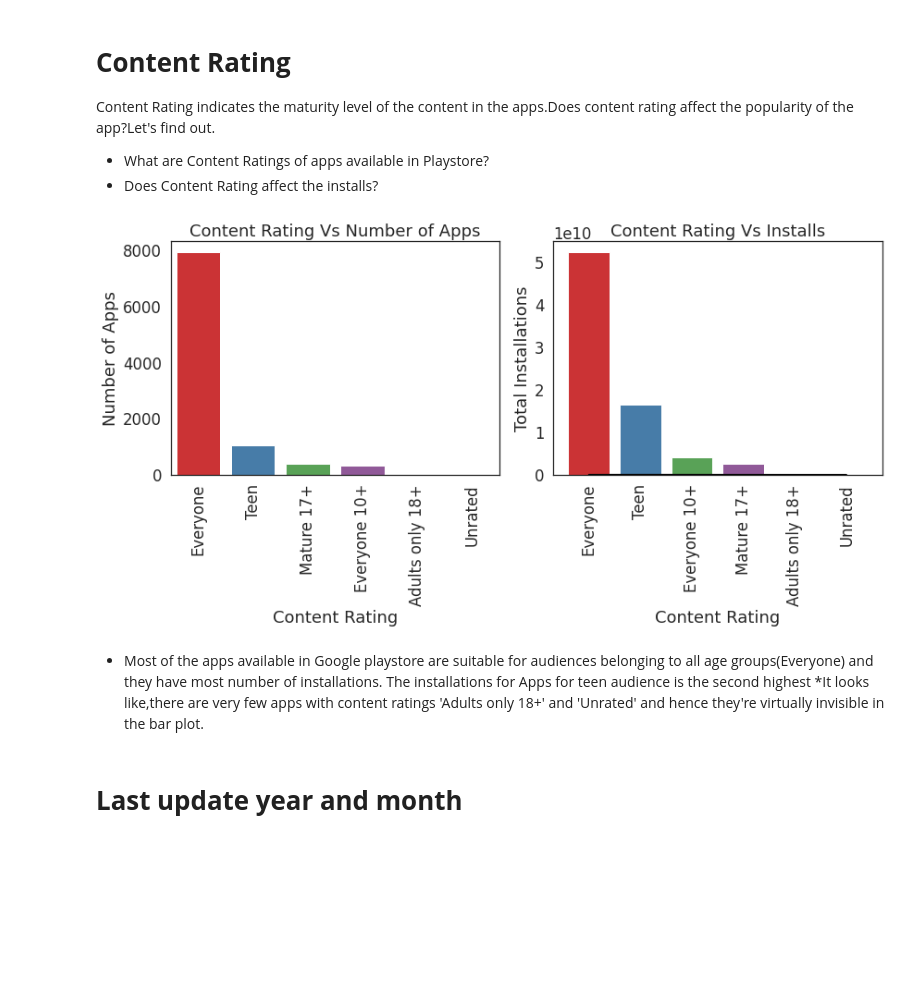
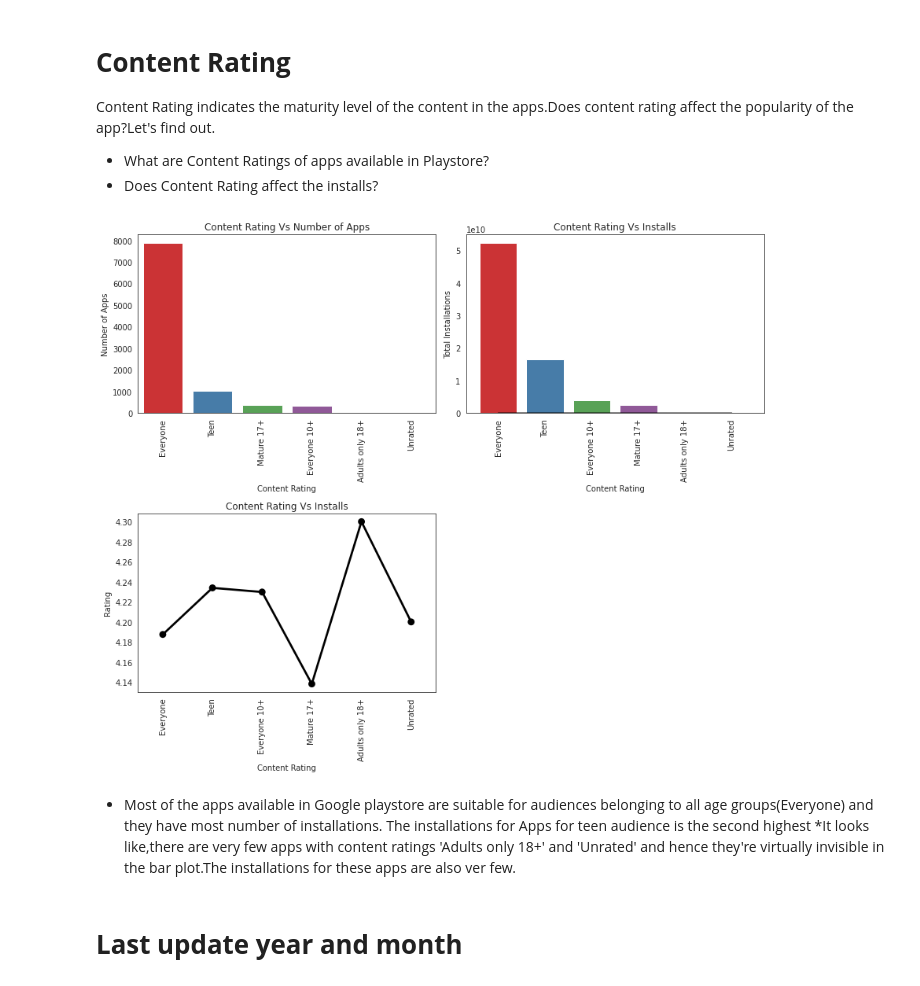
Before and after one commit to RadhikaRM/Playstore-Data-Analysis, a Jupyter notebook: PlayStore_EDA.ipynb, the cells around one changed output. Cells and saved outputs as stored; diff of their text form; code cells hidden in the pictures; blank space fills up the shorter version.

```diff
--- a/PlayStore_EDA.ipynb
+++ b/PlayStore_EDA.ipynb
@@ -250,6 +252,6 @@ PS_df['Rating'].fillna(value=rating_median, inplace = True)
-# %%
-#dropping null values in 'Android Ver' and 'Current Ver' columns
-PS_df = PS_df.dropna(subset= ["Current Ver","Android Ver"],how = "any")
+# %%
+#Taking the mode of the values in  'Android Ver' to impute inplace of  NaN values
+PS_df['Android Ver']=PS_df['Android Ver'].fillna(value=PS_df['Android Ver'].mode())
 # %%
 #check if the playstore dataframe has any null values to ensure that all modifications are in place
 PS_df.isnull().sum()
@@ -495,0 +506,7 @@ PS_df.drop(columns=['Genres','Current Ver','Last Updated','Size'],axis=1,inplace
+# %%
+
+# Apps whose Price is greater than or equal to 100
+
+apps_equal_or_above_100= PS_df[PS_df['Price'] > 99]
+apps_equal_or_above_100[['Category', 'App', 'Price','Installs']]
+#['Category',= 'App', 'Price','Installs']
@@ -496 +538,4 @@ PS_df.drop(columns=['Genres','Current Ver','Last Updated','Size'],axis=1,inplace
+# %%
+#Dropping rows with abnormally high prices
+PS_df.drop(apps_equal_or_above_100.index, inplace = True)
 # %%
@@ -892,32 +937,40 @@ Content Rating indicates the maturity level of the content in the apps.Does cont
 # %%
 
 content_df=PS_df.groupby(['Content Rating']).agg(no_of_apps=('App','count'),installs=('Installs','sum'),avg_rating=('Rating','mean'),avg_installs=('Installs','mean'))
 fig = plt.figure(figsize=(12,10))
 
 plt.subplot(2,2,1)
 content_df.sort_values('no_of_apps',ascending=False,inplace=True)
 sns.barplot(x=content_df.index,y=content_df['no_of_apps'],palette='Set1')
 plt.xticks(rotation=90)
 plt.title('Content Rating Vs Number of Apps')
 plt.ylabel('Number of Apps')
 plt.xlabel('Content Rating')
 
 plt.subplot(2,2,2)
 content_df.sort_values('installs',ascending=False,inplace=True)
 sns.barplot(x=content_df.index,y=content_df['installs'],palette='Set1')
 sns.lineplot(x=content_df.index,y=content_df['avg_installs'],color='black')
 plt.xticks(rotation=90)
 plt.title('Content Rating Vs Installs')
 plt.ylabel('Total Installations')
 plt.xlabel('Content Rating')
 
+plt.subplot(2,2,3)
+
+sns.pointplot(x=content_df.index,y=content_df['avg_rating'],color='black')
+plt.xticks(rotation=90)
+plt.title('Content Rating Vs Installs')
+plt.ylabel('Rating')
+plt.xlabel('Content Rating')
+
 plt.tight_layout()
 # %% [output]
-[figure, old version]
+[figure, new version]
 # %% [markdown]
 * Most of the apps available in Google playstore are suitable for audiences belonging to all age groups(Everyone)  and they have most number of installations.
 The installations for Apps for teen audience is the second highest
-*It looks like,there are very few apps with content ratings 'Adults only 18+' and 'Unrated' and hence they're virtually invisible in the bar plot.
+*It looks like,there are very few apps with content ratings 'Adults only 18+' and 'Unrated' and hence they're virtually invisible in the bar plot.The installations for these apps are also ver few.
 # %% [markdown]
 # **Last update year and month**
 # %%
```
Also changed, not shown: parts of 48 cells of this notebook.
